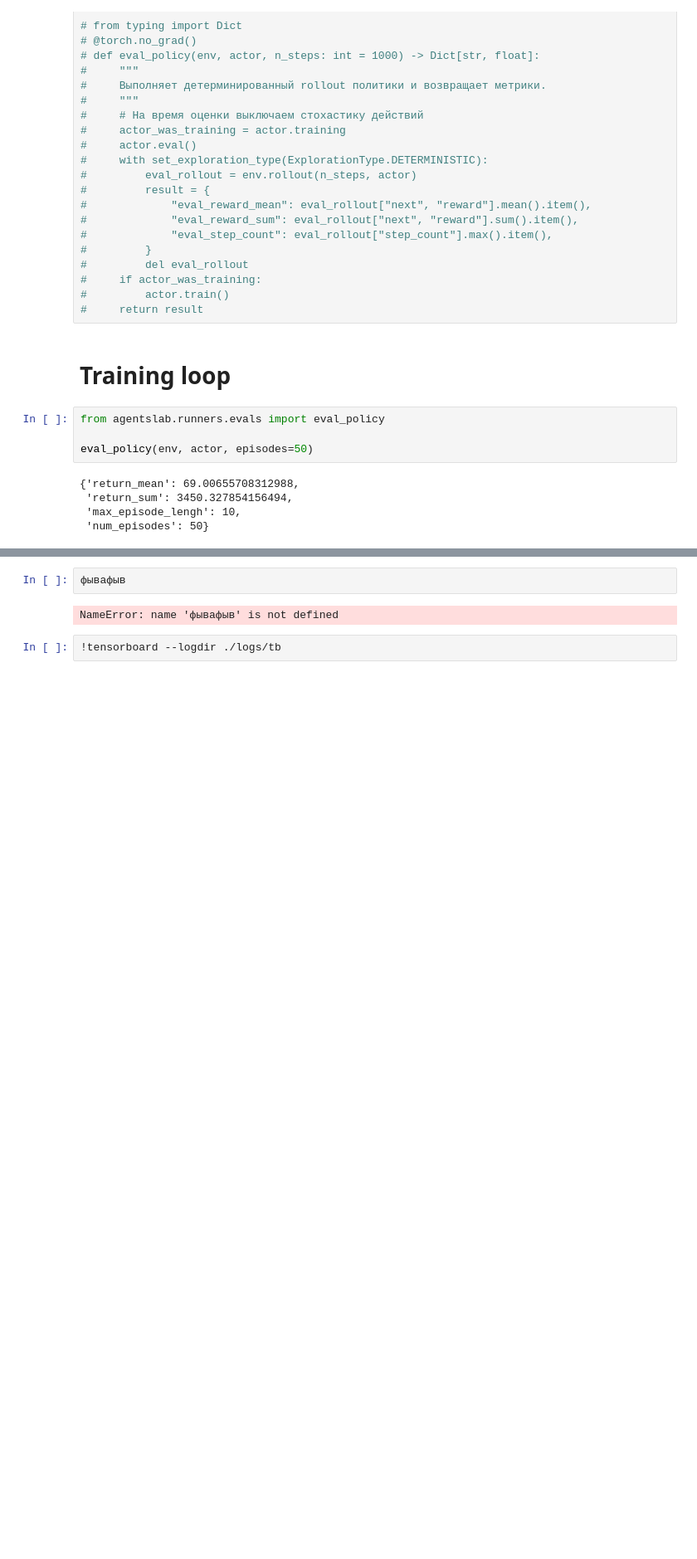
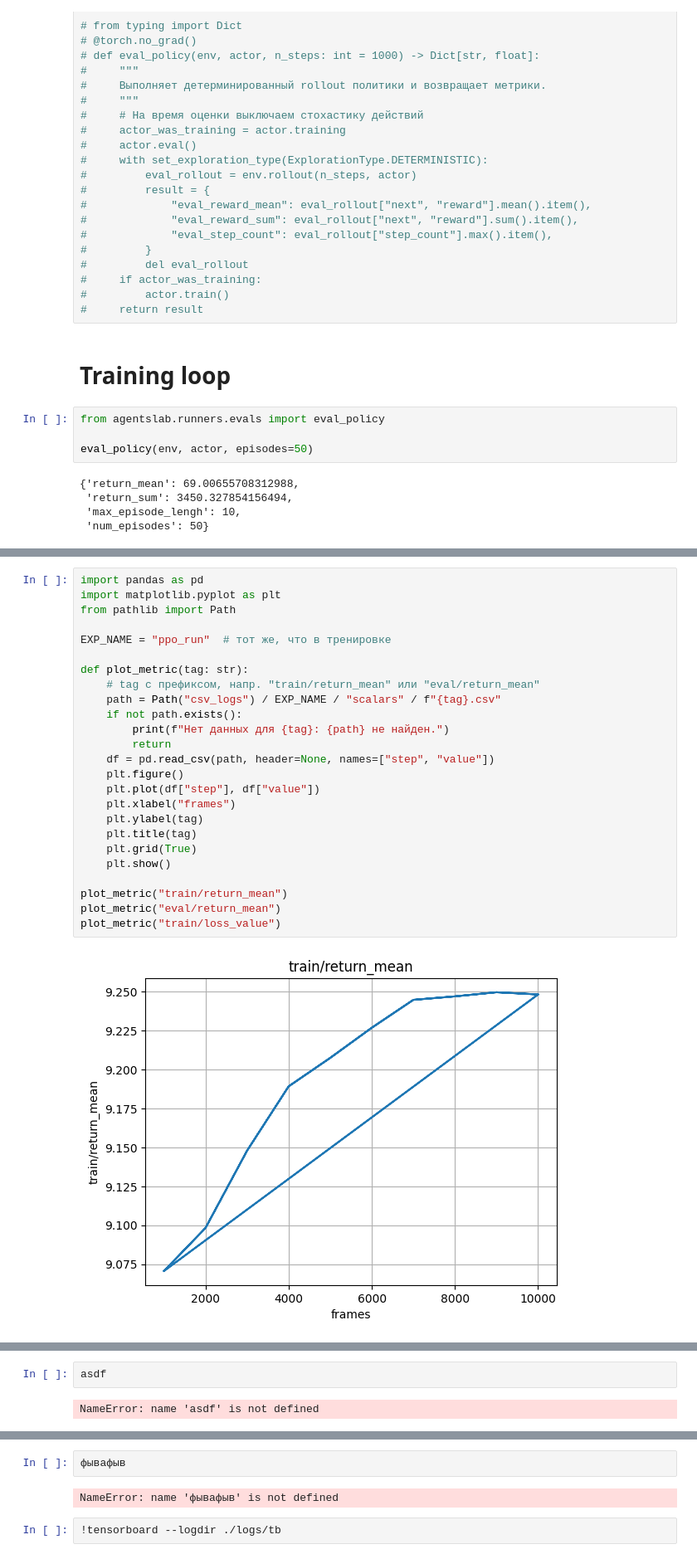
Before and after one commit to ordevoir/AgentsLab, a Jupyter notebook: notebooks/ppo_gym.ipynb, the cells around one changed output, grey strips where cells are left out. Shown at 83% size. Cells and saved outputs as stored; diff of their text form; blank space fills up the shorter version.

```diff
--- a/notebooks/ppo_gym.ipynb
+++ b/notebooks/ppo_gym.ipynb
@@ -236,0 +240,27 @@ eval_policy(env, actor, episodes=50)
+# %%
+import pandas as pd
+import matplotlib.pyplot as plt
+from pathlib import Path
+
+EXP_NAME = "ppo_run"  # тот же, что в тренировке
+
+def plot_metric(tag: str):
+    # tag с префиксом, напр. "train/return_mean" или "eval/return_mean"
+    path = Path("csv_logs") / EXP_NAME / "scalars" / f"{tag}.csv"
+    if not path.exists():
+        print(f"Нет данных для {tag}: {path} не найден.")
+        return
+    df = pd.read_csv(path, header=None, names=["step", "value"])
+    plt.figure()
+    plt.plot(df["step"], df["value"])
+    plt.xlabel("frames")
+    plt.ylabel(tag)
+    plt.title(tag)
+    plt.grid(True)
+    plt.show()
+
+plot_metric("train/return_mean")
+plot_metric("eval/return_mean")
+plot_metric("train/loss_value")
+# %% [output]
+[figure, added]
@@ -237,3 +269,7 @@ eval_policy(env, actor, episodes=50)
+# %%
+asdf
+# %% [output]
+NameError: name 'asdf' is not defined
 # %%
 # === логгирование ===
 import os, time
```
Also changed, not shown: parts of 6 cells of this notebook, 21 other files.
